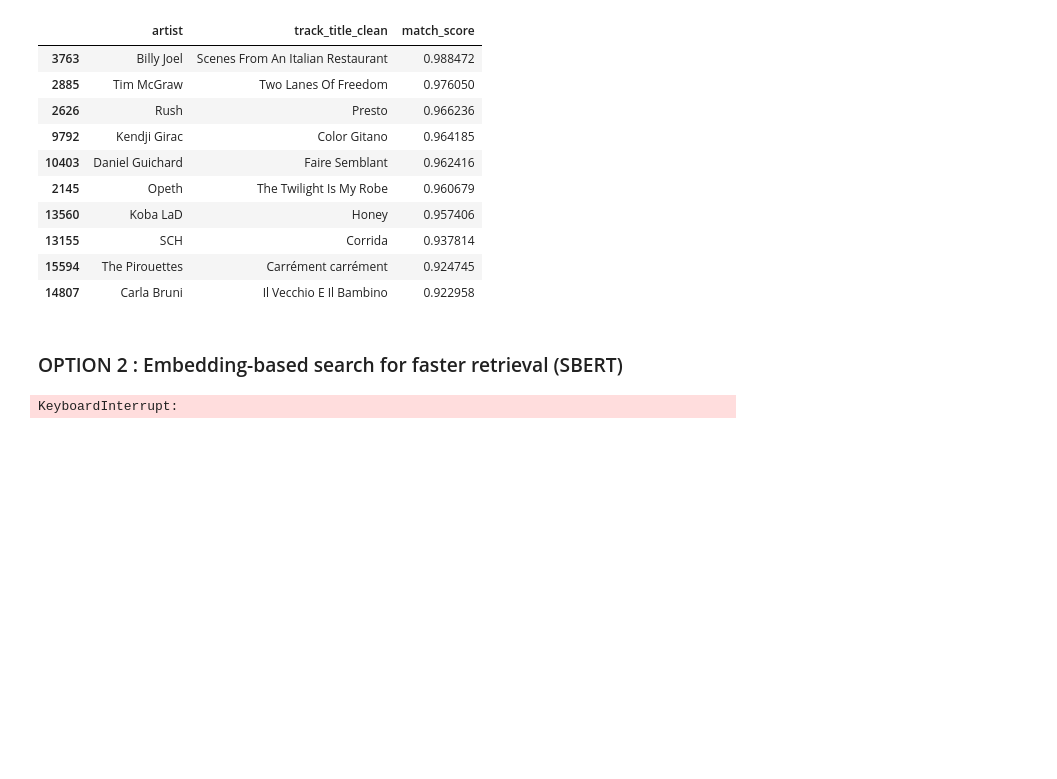
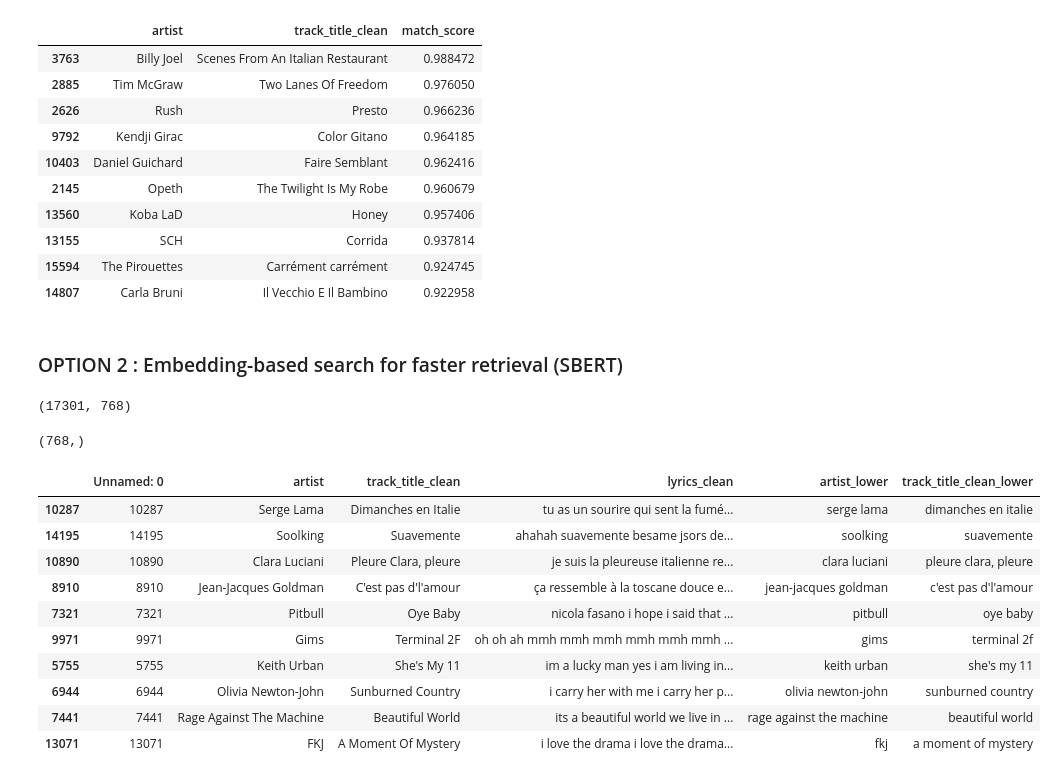
Before and after one commit to vicctoirec/wagon-bootcamp-project, a Jupyter notebook: notebooks/notebook_Laureen.ipynb, the cells around one changed output. Cells and saved outputs as stored; diff of their text form; code cells hidden in the pictures; blank space fills up the shorter version.

Commit message:
embedded the lyrics as embedding_lyrics in the notebook

```diff
--- a/notebooks/notebook_Laureen.ipynb
+++ b/notebooks/notebook_Laureen.ipynb
@@ -220,16 +220,41 @@ data['lyrics_clean'] = data['lyrics_clean'].apply(preprocess_lyrics)
 from sentence_transformers import SentenceTransformer, util
 
 # Load the pre-trained model
-model = SentenceTransformer("nomic-ai/nomic-embed-text-v2-moe")
+model = SentenceTransformer("nomic-ai/nomic-embed-text-v2-moe", trust_remote_code=True)
 
 # Encode the lyrics and user input
-lyrics_embeddings = model.encode(data["lyrics_clean"].tolist(), batch_size=64, show_progress_bar=True)
-user_vector = model.encode([user_input])[0]
-
-# Compute cosine similarity scores
-scores = util.cos_sim(user_vector, lyrics_embeddings)[0]
-
-top_indices = scores.topk(10).indices
-data.iloc[top_indices]
+lyrics_embeddings = model.encode(data["lyrics_clean"].tolist(), batch_size=32, show_progress_bar=True)
-# %% [output]
-KeyboardInterrupt:
+# %%
+# Check the shape of the embeddings
+lyrics_embeddings.shape
+# %% [output]
+(17301, 768)
+# %%
+user_vector = model.encode(user_input, show_progress_bar=True)
+# %%
+# Check the shape of the user vector
+user_vector.shape
+# %% [output]
+(768,)
+# %%
+# Compute cosine similarity scores
+scores = util.cos_sim(user_vector, lyrics_embeddings)[0]
+
+# Get the top 10 indices of the highest scores (i.e., most similar lyrics based on cosine similarity)
+top_indices = scores.topk(10).indices
+top_indices = top_indices.tolist()
+
+# Retrieve the corresponding rows from the original DataFrame
+data.iloc[top_indices]
+# %% [output]
+|  | Unnamed: 0 | artist | track_title_clean | lyrics_clean | artist_lower | track_title_clean_lower |
+| 10287 | 10287 | Serge Lama | Dimanches en Italie | tu as un sourire qui sent la fumé... | serge lama | dimanches en italie |
+| 14195 | 14195 | Soolking | Suavemente | ahahah suavemente besame jsors de... | soolking | suavemente |
+| 10890 | 10890 | Clara Luciani | Pleure Clara, pleure | je suis la pleureuse italienne re... | clara luciani | pleure clara, pleure |
+| 8910 | 8910 | Jean-Jacques Goldman | C'est pas d'l'amour | ça ressemble à la toscane douce e... | jean-jacques goldman | c'est pas d'l'amour |
+| 7321 | 7321 | Pitbull | Oye Baby | nicola fasano i hope i said that ... | pitbull | oye baby |
+| 9971 | 9971 | Gims | Terminal 2F | oh oh ah mmh mmh mmh mmh mmh mmh ... | gims | terminal 2f |
+| 5755 | 5755 | Keith Urban | She's My 11 | im a lucky man yes i am living in... | keith urban | she's my 11 |
+| 6944 | 6944 | Olivia Newton-John | Sunburned Country | i carry her with me i carry her p... | olivia newton-john | sunburned country |
+| 7441 | 7441 | Rage Against The Machine | Beautiful World | its a beautiful world we live in ... | rage against the machine | beautiful world |
+| 13071 | 13071 | FKJ | A Moment Of Mystery | i love the drama i love the drama... | fkj | a moment of mystery |
```
Also changed, not shown: 1 other file.
